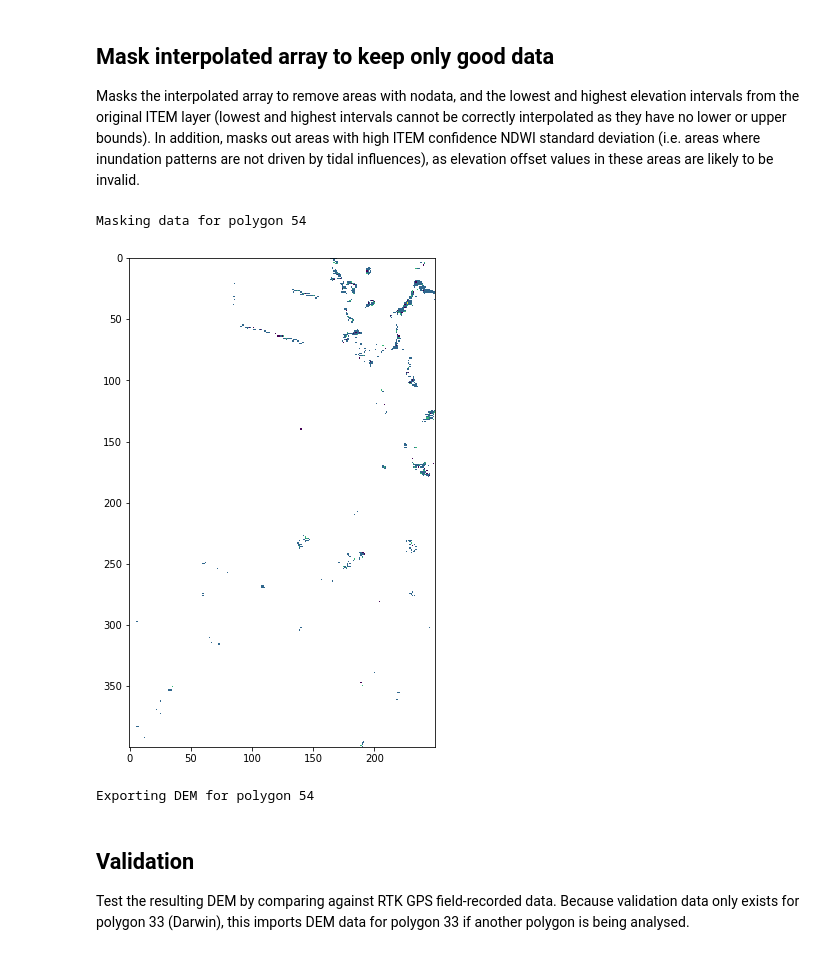
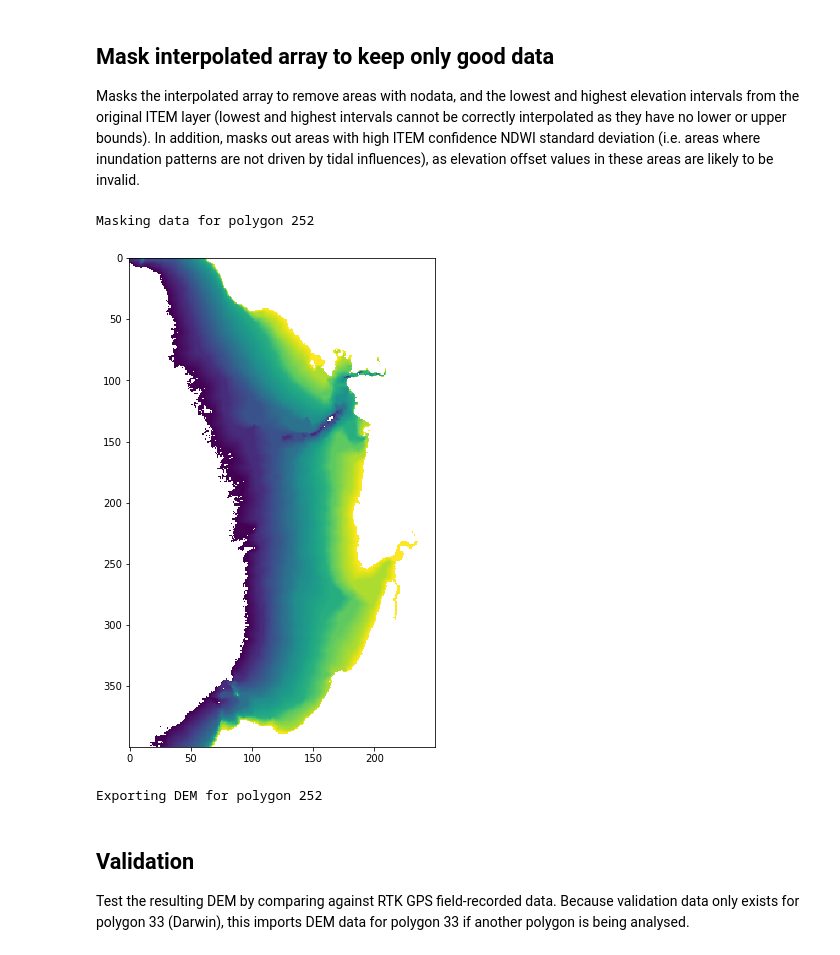
Before and after one commit to robbibt/nidem_visualisations, a Jupyter notebook: IntertidalDEM.ipynb, the cells around one changed output. Drawn from its saved outputs; the diff is of its cells as text; code cells hidden in the pictures.

Commit message:
Update notebook to use new output paths

```diff
--- a/IntertidalDEM.ipynb
+++ b/IntertidalDEM.ipynb
@@ -70,7 +70,7 @@ def fill(data, invalid=None):
 Set up path to data and polygon to process. `plotting_subset` does not affect the analysis, but can be used to provide more useful zoomed-in plots.
 # %%
 # Working directory
-os.chdir("/g/data/r78/rt1527/item_dem")
+os.chdir("/g/data/r78/rt1527/nidem")
 
 # Path to ITEM offset product
 item_offset_path = "/g/data2/v10/ITEM/offset_products"
@@ -78,7 +78,7 @@ item_relative_path = "/g/data2/v10/ITEM/rel_products"
 item_conf_path = "/g/data2/v10/ITEM/conf_products"
 
 # Set ITEM polygon for analysis
-# polygon_ID = 54
+polygon_ID = 252
 
 # Zoom-in for plots (has no effect on analysis but allows you to plot a zoomed-in subset)
 plotting_subset = np.index_exp[:, :]
@@ -279,38 +279,38 @@ baddata_mask[item_array == 0] = 2  # areas in lowest ITEM interval
 baddata_mask[item_array == 9] = 3  # areas in highest ITEM interval
 baddata_mask[conf_array > 0.25] = 4  # areas with > 0.25 ITEM confidence NDWI STD
 
 # Mask DEM to keep only data with no bad data flags
 print("Masking data for polygon {}".format(polygon_ID))
 interpolated_array[~np.isnan(baddata_mask)] = np.nan
 
 # Plot output interpolated and masked DEM
 plt.figure(figsize = (9, 9))
 plt.imshow(interpolated_array[plotting_subset])
 plt.show()
 
 # Export resulting DEM as a geotiff
 print("Exporting DEM for polygon {}".format(polygon_ID))
-array_to_geotiff(fname = "output_data/NIDEM_dem_{}.tif".format(polygon_ID),
+array_to_geotiff(fname = "output_data/dem/NIDEM_dem_{}.tif".format(polygon_ID),
                  data = interpolated_array,
                  geo_transform = geotrans,
                  projection = prj,
                  nodata_val = np.nan)
 
 # Export mask to geotiff
-array_to_geotiff(fname = "output_data/NIDEM_mask_{}.tif".format(polygon_ID),
+array_to_geotiff(fname = "output_data/mask/NIDEM_mask_{}.tif".format(polygon_ID),
                  data = baddata_mask,
                  geo_transform = geotrans,
                  projection = prj,
                  nodata_val = np.nan,
                  dtype=gdal.GDT_Byte)
 
 # Close files
 conf_ds = None
 item_ds = None
 # %% [output]
-Masking data for polygon 54
+Masking data for polygon 252
-[figure, old version]
+[figure, new version]
-Exporting DEM for polygon 54
+Exporting DEM for polygon 252
 # %% [markdown]
 ## Validation
 Test the resulting DEM by comparing against RTK GPS field-recorded data. Because validation data only exists for polygon 33 (Darwin), this imports DEM data for polygon 33 if another polygon is being analysed.
```
Also changed, not shown: parts of 6 cells of this notebook.
